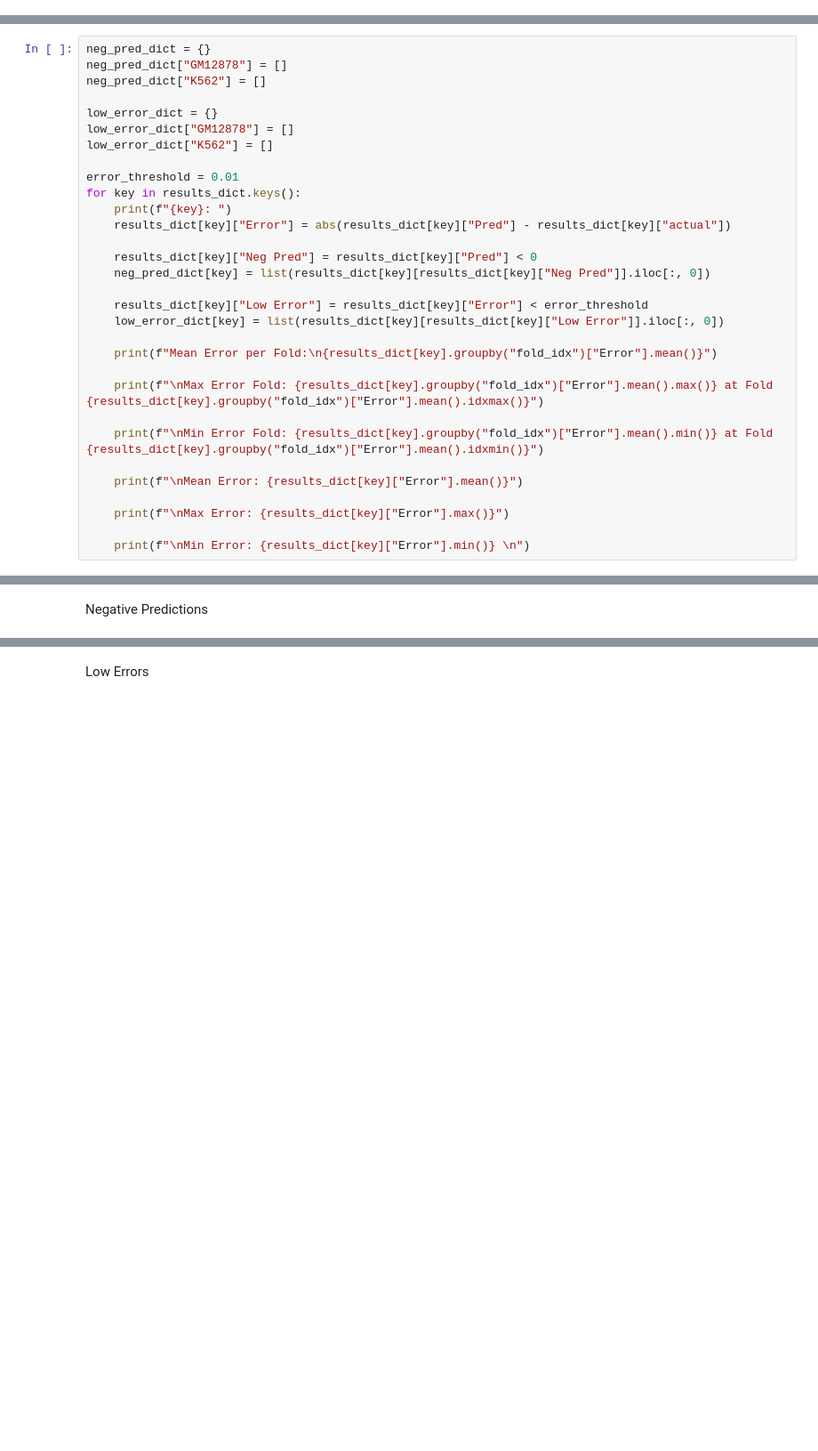
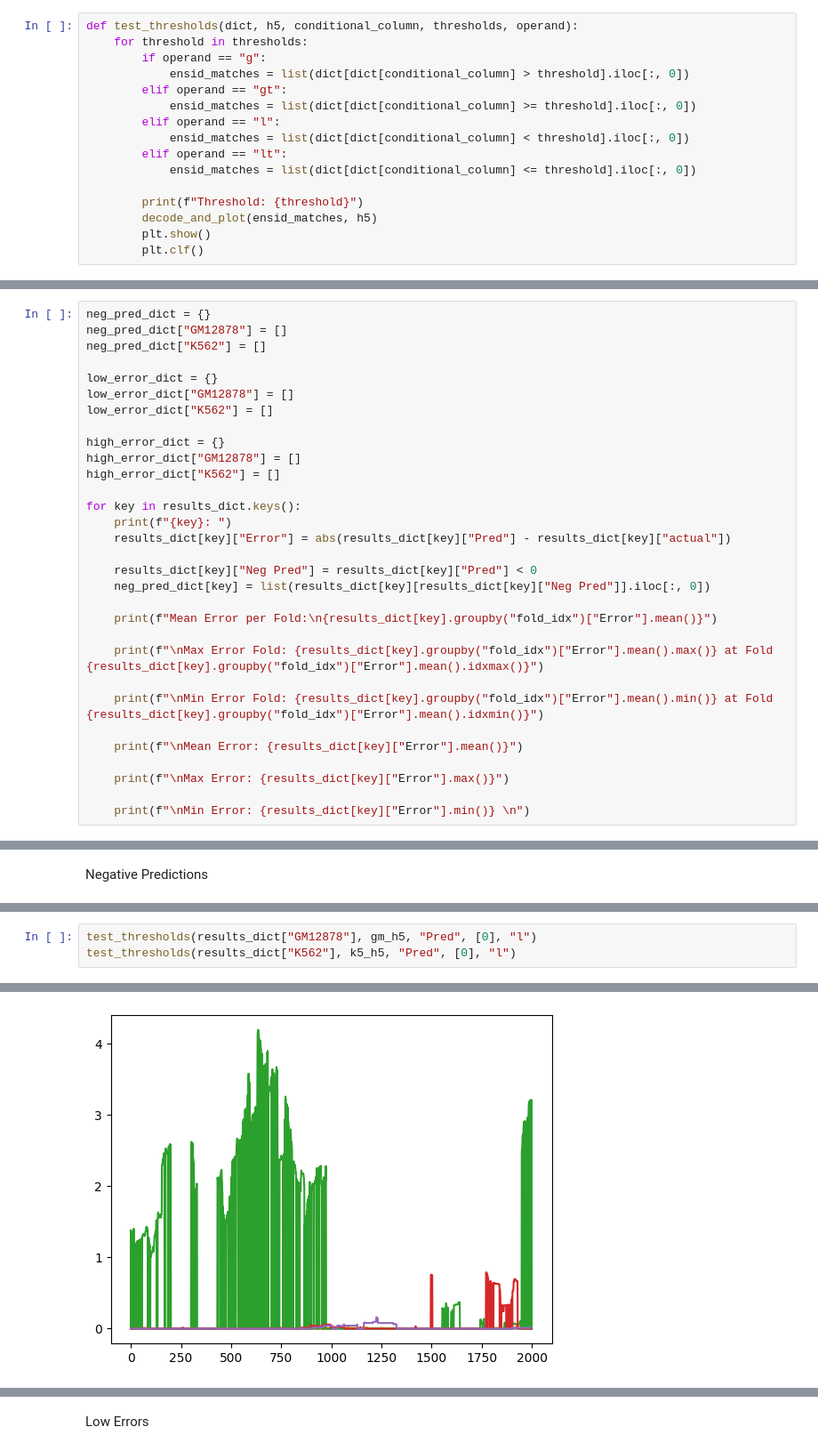
Before and after one commit to AndrewH72/Transcription-Start-Site-Usage-Prediction, a Jupyter notebook: trained_models.ipynb, the cells around one changed output, grey strips where cells are left out. Shown at 89% size. Saved outputs shown, nothing was run; the diff lists cells and outputs as text; blank space fills up the shorter version.

```diff
--- a/trained_models.ipynb
+++ b/trained_models.ipynb
@@ -36,3 +33,19 @@ def decode_and_plot(df, h5):
+# %%
+def test_thresholds(dict, h5, conditional_column, thresholds, operand):
+    for threshold in thresholds:
+        if operand == "g":
+            ensid_matches = list(dict[dict[conditional_column] > threshold].iloc[:, 0])
+        elif operand == "gt":
+            ensid_matches = list(dict[dict[conditional_column] >= threshold].iloc[:, 0])
+        elif operand == "l":
+            ensid_matches = list(dict[dict[conditional_column] < threshold].iloc[:, 0])
+        elif operand == "lt":
+            ensid_matches = list(dict[dict[conditional_column] <= threshold].iloc[:, 0])
+
+        print(f"Threshold: {threshold}")
+        decode_and_plot(ensid_matches, h5)
+        plt.show()
+        plt.clf()
 # %%
 results_dict = {}
 results_dict["GM12878"] = pd.DataFrame()
@@ -56,16 +69,16 @@ low_error_dict = {}
 low_error_dict["GM12878"] = []
 low_error_dict["K562"] = []
 
-error_threshold = 0.01
+high_error_dict = {}
+high_error_dict["GM12878"] = []
+high_error_dict["K562"] = []
+
 for key in results_dict.keys():
     print(f"{key}: ")
     results_dict[key]["Error"] = abs(results_dict[key]["Pred"] - results_dict[key]["actual"])
 
     results_dict[key]["Neg Pred"] = results_dict[key]["Pred"] < 0
     neg_pred_dict[key] = list(results_dict[key][results_dict[key]["Neg Pred"]].iloc[:, 0])
-
-    results_dict[key]["Low Error"] = results_dict[key]["Error"] < error_threshold
-    low_error_dict[key] = list(results_dict[key][results_dict[key]["Low Error"]].iloc[:, 0])
 
     print(f"Mean Error per Fold:\n{results_dict[key].groupby("fold_idx")["Error"].mean()}")
 
@@ -94,0 +96,4 @@ decode_and_plot(neg_pred_dict["K562"], k5_h5)
+# %%
+test_thresholds(results_dict["GM12878"], gm_h5, "Pred", [0], "l")
+test_thresholds(results_dict["K562"], k5_h5, "Pred", [0], "l")
+# %% [output]
@@ -94,0 +105 @@ decode_and_plot(neg_pred_dict["K562"], k5_h5)
+[figure, added]
```
Also changed, not shown: parts of 13 cells of this notebook.
